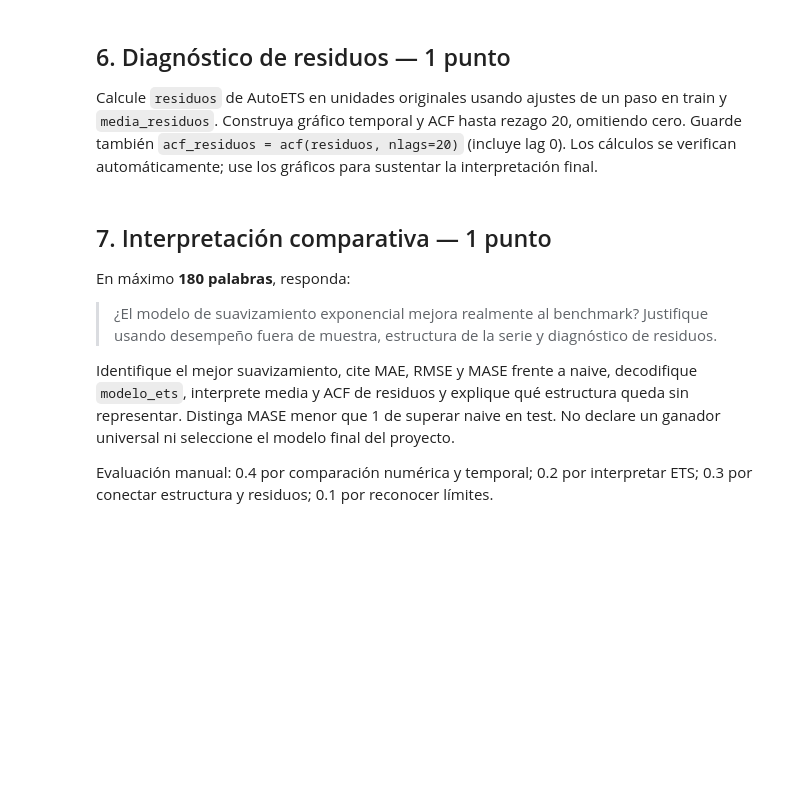
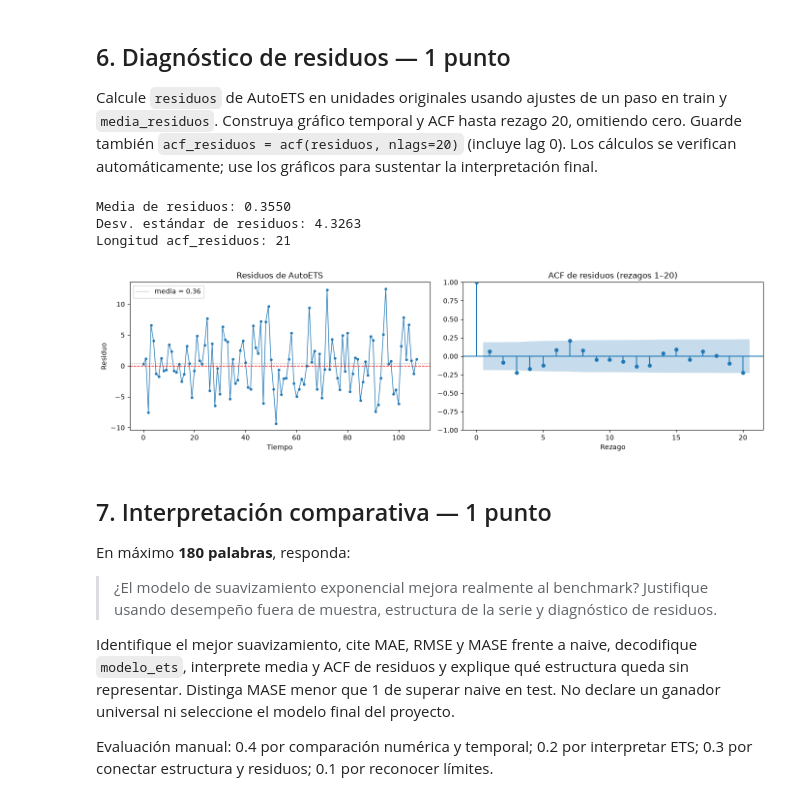
Before and after one commit to DaviiiidGL/Procesos_Estocasticos, a Jupyter notebook: taller_f03.ipynb, the cells around one changed output. Saved outputs shown, nothing was run; the diff lists cells and outputs as text; code cells hidden in the pictures; blank space fills up the shorter version.

```diff
--- a/taller_f03.ipynb
+++ b/taller_f03.ipynb
@@ -94,8 +209,41 @@ raise NotImplementedError()
 
 Calcule `residuos` de AutoETS en unidades originales usando ajustes de un paso en train y `media_residuos`. Construya gráfico temporal y ACF hasta rezago 20, omitiendo cero. Guarde también `acf_residuos = acf(residuos, nlags=20)` (incluye lag 0). Los cálculos se verifican automáticamente; use los gráficos para sustentar la interpretación final.
 # %%
-# TU CÓDIGO AQUÍ — elimina esta línea y la siguiente
-raise NotImplementedError()
+y_arr = np.asarray(y_train, dtype=float)
+fitted = np.asarray(auto_ets.predict_in_sample()["fitted"], dtype=float)
+
+residuos = y_arr - fitted
+media_residuos = residuos.mean()
+
+acf_residuos = acf(residuos, nlags=20)
+
+print(f"Media de residuos: {media_residuos:.4f}")
+print(f"Desv. estándar de residuos: {residuos.std(ddof=1):.4f}")
+print(f"Longitud acf_residuos: {len(acf_residuos)}")  # 21
+
+idx = y_train.index if hasattr(y_train, "index") else np.arange(len(residuos))
+
+fig, axes = plt.subplots(1, 2, figsize=(14, 4))
+
+axes[0].plot(idx, residuos, marker="o", ms=3, lw=1)
+axes[0].axhline(0, color="red", ls="--", lw=1)
+axes[0].axhline(media_residuos, color="gray", ls=":", lw=1, label=f"media = {media_residuos:.2f}")
+axes[0].set_title("Residuos de AutoETS")
+axes[0].set_xlabel("Tiempo")
+axes[0].set_ylabel("Residuo")
+axes[0].legend()
+
+plot_acf(residuos, lags=20, ax=axes[1])
+axes[1].set_title("ACF de residuos (rezagos 1–20)")
+axes[1].set_xlabel("Rezago")
+
+plt.tight_layout()
+plt.show()
+# %% [output]
+Media de residuos: 0.3550
+Desv. estándar de residuos: 4.3263
+Longitud acf_residuos: 21
+[figure, added]
 # %% [markdown]
 ## 7. Interpretación comparativa — 1 punto
 
```
Also changed, not shown: parts of 7 cells of this notebook.
